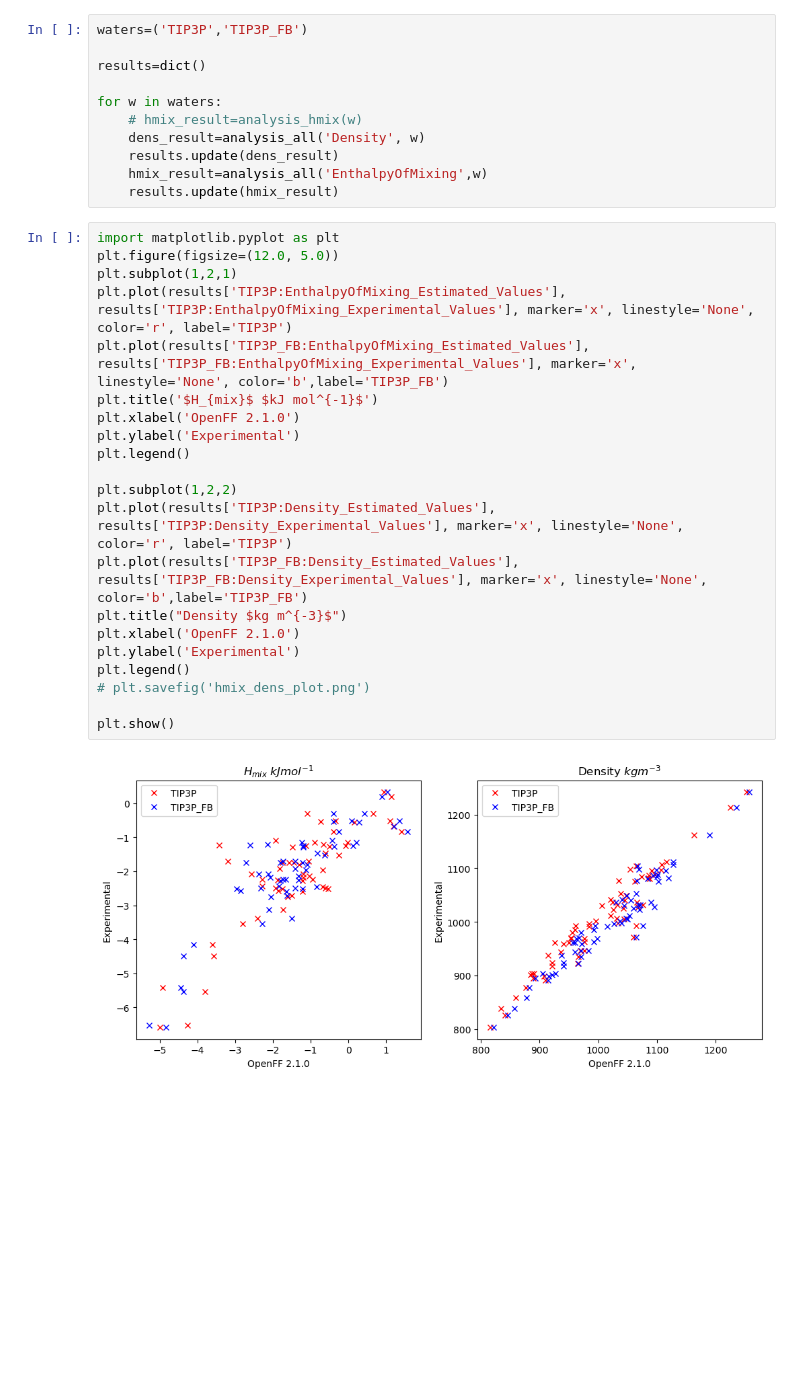
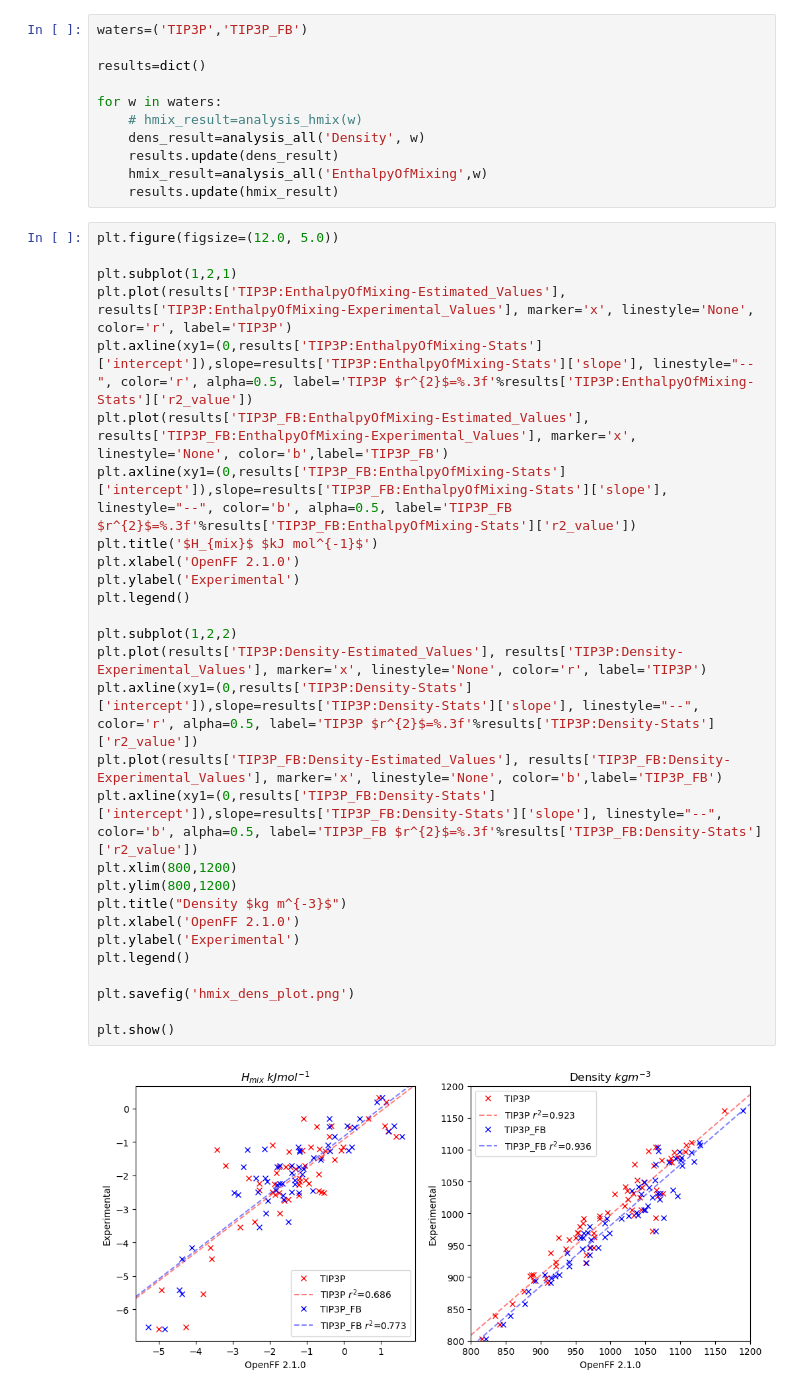
Before and after one commit to barmoral/evaluator-blanca, a Jupyter notebook: evaluator_water_calcs/hmix_dens_watermodels/eval_hmix_dens_analysis.ipynb, the cells around one changed output. Drawn from its saved outputs; the diff is of its cells as text; blank space fills up the shorter version.

```diff
--- a/evaluator_water_calcs/hmix_dens_watermodels/eval_hmix_dens_analysis.ipynb
+++ b/evaluator_water_calcs/hmix_dens_watermodels/eval_hmix_dens_analysis.ipynb
@@ -305,25 +243,32 @@ for w in waters:
     hmix_result=analysis_all('EnthalpyOfMixing',w)
     results.update(hmix_result)
 # %%
-import matplotlib.pyplot as plt
 plt.figure(figsize=(12.0, 5.0))
+
 plt.subplot(1,2,1)
-plt.plot(results['TIP3P:EnthalpyOfMixing_Estimated_Values'], results['TIP3P:EnthalpyOfMixing_Experimental_Values'], marker='x', linestyle='None', color='r', label='TIP3P')
-plt.plot(results['TIP3P_FB:EnthalpyOfMixing_Estimated_Values'], results['TIP3P_FB:EnthalpyOfMixing_Experimental_Values'], marker='x', linestyle='None', color='b',label='TIP3P_FB')
+plt.plot(results['TIP3P:EnthalpyOfMixing-Estimated_Values'], results['TIP3P:EnthalpyOfMixing-Experimental_Values'], marker='x', linestyle='None', color='r', label='TIP3P')
+plt.axline(xy1=(0,results['TIP3P:EnthalpyOfMixing-Stats']['intercept']),slope=results['TIP3P:EnthalpyOfMixing-Stats']['slope'], linestyle="--", color='r', alpha=0.5, label='TIP3P $r^{2}$=%.3f'%results['TIP3P:EnthalpyOfMixing-Stats']['r2_value'])
+plt.plot(results['TIP3P_FB:EnthalpyOfMixing-Estimated_Values'], results['TIP3P_FB:EnthalpyOfMixing-Experimental_Values'], marker='x', linestyle='None', color='b',label='TIP3P_FB')
+plt.axline(xy1=(0,results['TIP3P_FB:EnthalpyOfMixing-Stats']['intercept']),slope=results['TIP3P_FB:EnthalpyOfMixing-Stats']['slope'], linestyle="--", color='b', alpha=0.5, label='TIP3P_FB $r^{2}$=%.3f'%results['TIP3P_FB:EnthalpyOfMixing-Stats']['r2_value'])
 plt.title('$H_{mix}$ $kJ mol^{-1}$')
 plt.xlabel('OpenFF 2.1.0')
 plt.ylabel('Experimental')
 plt.legend()
 
 plt.subplot(1,2,2)
-plt.plot(results['TIP3P:Density_Estimated_Values'], results['TIP3P:Density_Experimental_Values'], marker='x', linestyle='None', color='r', label='TIP3P')
-plt.plot(results['TIP3P_FB:Density_Estimated_Values'], results['TIP3P_FB:Density_Experimental_Values'], marker='x', linestyle='None', color='b',label='TIP3P_FB')
+plt.plot(results['TIP3P:Density-Estimated_Values'], results['TIP3P:Density-Experimental_Values'], marker='x', linestyle='None', color='r', label='TIP3P')
+plt.axline(xy1=(0,results['TIP3P:Density-Stats']['intercept']),slope=results['TIP3P:Density-Stats']['slope'], linestyle="--", color='r', alpha=0.5, label='TIP3P $r^{2}$=%.3f'%results['TIP3P:Density-Stats']['r2_value'])
+plt.plot(results['TIP3P_FB:Density-Estimated_Values'], results['TIP3P_FB:Density-Experimental_Values'], marker='x', linestyle='None', color='b',label='TIP3P_FB')
+plt.axline(xy1=(0,results['TIP3P_FB:Density-Stats']['intercept']),slope=results['TIP3P_FB:Density-Stats']['slope'], linestyle="--", color='b', alpha=0.5, label='TIP3P_FB $r^{2}$=%.3f'%results['TIP3P_FB:Density-Stats']['r2_value'])
+plt.xlim(800,1200)
+plt.ylim(800,1200)
 plt.title("Density $kg m^{-3}$")
 plt.xlabel('OpenFF 2.1.0')
 plt.ylabel('Experimental')
 plt.legend()
-# plt.savefig('hmix_dens_plot.png')
+
+plt.savefig('hmix_dens_plot.png')
 
 plt.show()
 # %% [output]
-[figure, old version]
+[figure, new version]
```
Also changed, not shown: parts of 5 cells of this notebook, 1 other file.
